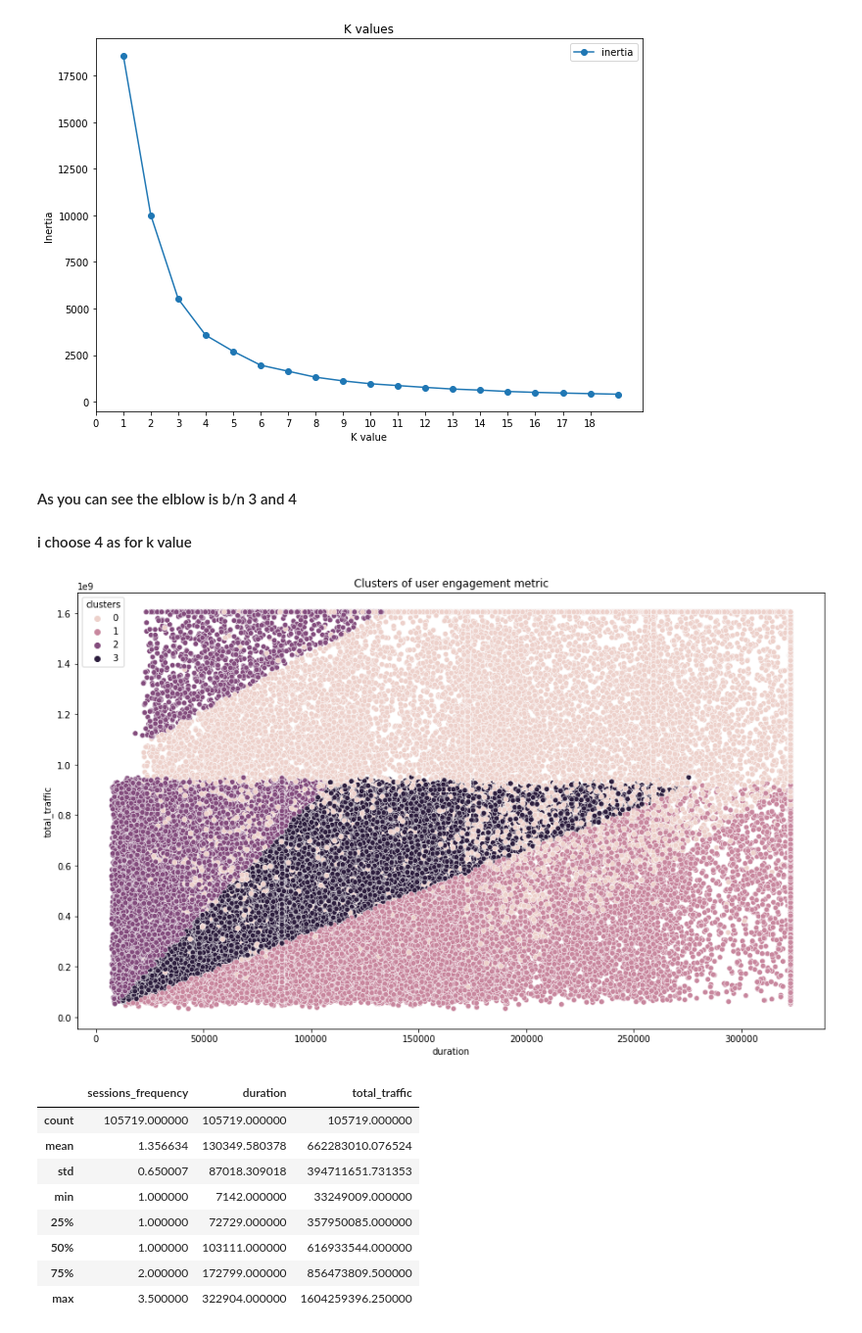
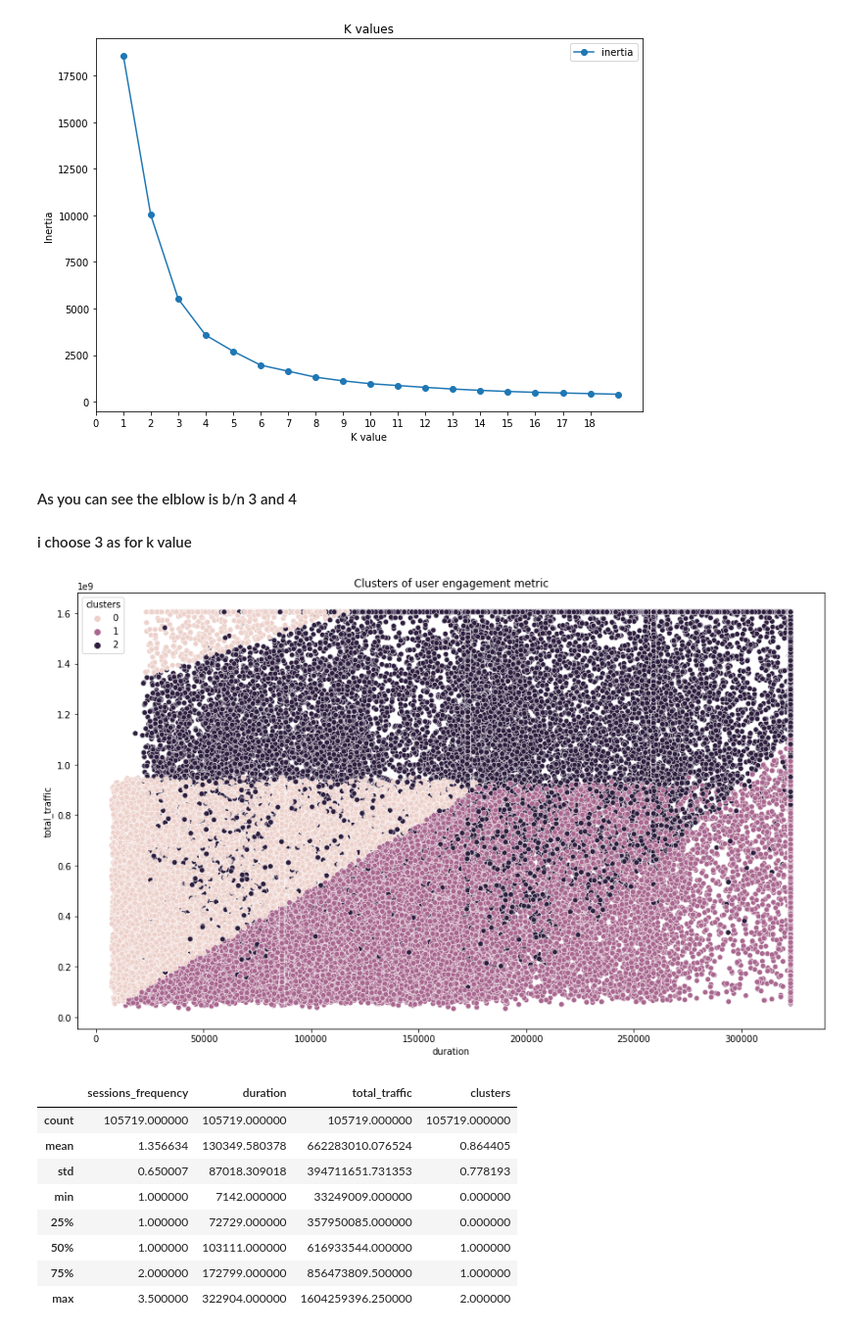
Before and after one commit to daniEL2371/telecom_data_analysis, a Jupyter notebook: Notebooks/UserEngagementAnalysis.ipynb, the cells around one changed output. Shown at 98% size. Cells and saved outputs as stored; diff of their text form; code cells hidden in the pictures.

```diff
--- a/Notebooks/UserEngagementAnalysis.ipynb
+++ b/Notebooks/UserEngagementAnalysis.ipynb
@@ -263,10 +263,10 @@ def cluser_label(x: int, cols: list = []) -> str:
     return str(x)
 # %%
 
-labels = ['cluser_1', 'cluser_2', 'cluser_3']
+# labels = ['cluser_1', 'cluser_2', 'cluser_3']
 
-engagment_metrics_with_cluster['clusters']  = engagment_metrics_with_cluster['clusters'].map(lambda x:
-                                                                                             cluser_label(x, labels))
+# engagment_metrics_with_cluster['clusters']  = engagment_metrics_with_cluster['clusters'].map(lambda x:
+#                                                                                              cluser_label(x, labels))
 engagment_metrics_with_cluster['clusters'].value_counts()
 
 plt.figure(figsize=(12,9))
@@ -455,36 +455,36 @@ plt.ylabel('Inertia')
 Text(0, 0.5, 'Inertia')
 <Figure size 720x504 with 0 Axes>
 [figure]
-# %% [markdown]
-#### As you can see the elblow is b/n 3 and 4
-#### i choose 4 as for k value
+# %% [markdown]
+#### As you can see the elblow is b/n 3 and 4
+#### i choose 3 as for k value
 # %%
-kmeans = KMeans(n_clusters=4, init='k-means++').fit(normalized_metrics)
-pred = kmeans.predict(normalized_metrics)
+kmeans_2 = KMeans(n_clusters=3, init='k-means++').fit(normalized_metrics)
+pred = kmeans_2.predict(normalized_metrics)
 
 engagment_metrics_with_cluster2 = cleaned_engagment_metrics.copy()
 engagment_metrics_with_cluster2['clusters'] = pred
 # %%
-labels = ['cluser_1', 'cluser_2', 'cluser_3', 'cluser_4']
+# labels = ['cluser_1', 'cluser_2', 'cluser_3', 'cluser_4']
 
-engagment_metrics_with_cluster['clusters']  = engagment_metrics_with_cluster['clusters'].map(lambda x:
-                                                                                             cluser_label(x, labels))
+# engagment_metrics_with_cluster['clusters']  = engagment_metrics_with_cluster['clusters'].map(lambda x:
+#                                                                                              cluser_label(x, labels))
 engagment_metrics_with_cluster['clusters'].value_counts()
 plt.figure(figsize=(15,9))
 
 sns.scatterplot(x = 'duration', y='total_traffic',
                 hue='clusters', data=engagment_metrics_with_cluster2).set_title('Clusters of user engagement metric')
 
 plt.show()
 engagment_metrics_with_cluster.describe()
 # %% [output]
-[figure, old version]
+[figure, new version]
-|  | sessions_frequency | duration | total_traffic |
-| count | 105719.000000 | 105719.000000 | 105719.000000 |
-| mean | 1.356634 | 130349.580378 | 662283010.076524 |
-| std | 0.650007 | 87018.309018 | 394711651.731353 |
-| min | 1.000000 | 7142.000000 | 33249009.000000 |
-| 25% | 1.000000 | 72729.000000 | 357950085.000000 |
-| 50% | 1.000000 | 103111.000000 | 616933544.000000 |
-| 75% | 2.000000 | 172799.000000 | 856473809.500000 |
-| max | 3.500000 | 322904.000000 | 1604259396.250000 |
+|  | sessions_frequency | duration | total_traffic | clusters |
+| count | 105719.000000 | 105719.000000 | 105719.000000 | 105719.000000 |
+| mean | 1.356634 | 130349.580378 | 662283010.076524 | 0.864405 |
+| std | 0.650007 | 87018.309018 | 394711651.731353 | 0.778193 |
+| min | 1.000000 | 7142.000000 | 33249009.000000 | 0.000000 |
+| 25% | 1.000000 | 72729.000000 | 357950085.000000 | 0.000000 |
+| 50% | 1.000000 | 103111.000000 | 616933544.000000 | 1.000000 |
+| 75% | 2.000000 | 172799.000000 | 856473809.500000 | 1.000000 |
+| max | 3.500000 | 322904.000000 | 1604259396.250000 | 2.000000 |
```
Also changed, not shown: parts of 14 cells of this notebook, 1 other file.
